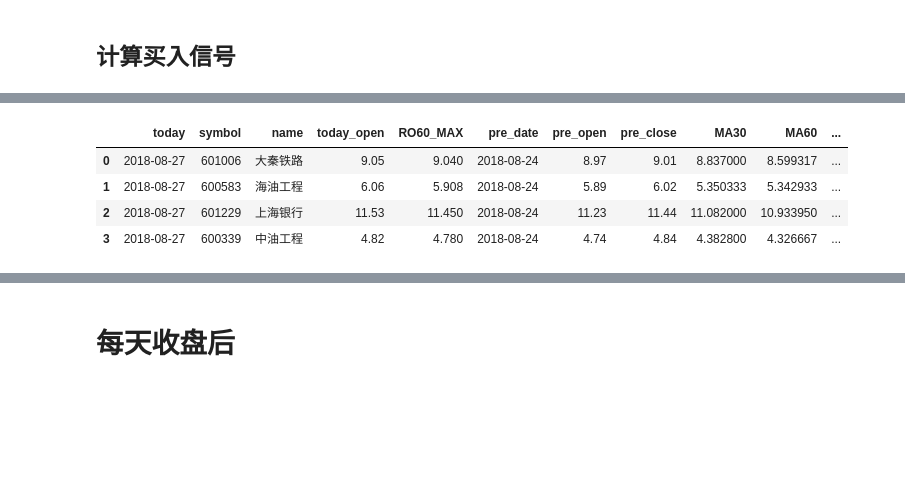
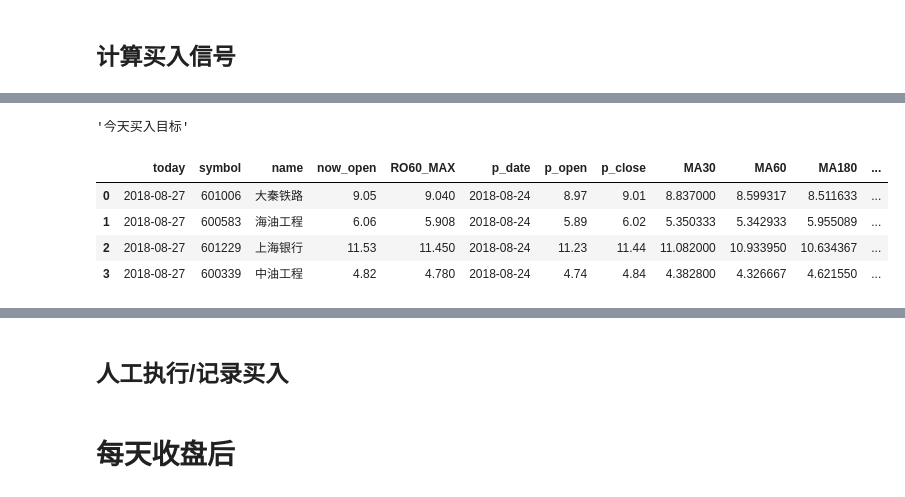
Before and after one commit to dxcv/ML4M, a Jupyter notebook: notebook/turtle_2system_common_hs300_signal.ipynb, the cells around one changed output, grey strips where cells are left out. Saved outputs shown, nothing was run; the diff lists cells and outputs as text; code cells hidden in the pictures; blank space fills up the shorter version.

```diff
--- a/notebook/turtle_2system_common_hs300_signal.ipynb
+++ b/notebook/turtle_2system_common_hs300_signal.ipynb
@@ -325,21 +325,22 @@ else:
     tmp_list = []
     for symbol in buy_list:
         try:
-            return_lastyear = stock_df_dict[symbol][:today].iloc[-1].open / stock_df_dict[symbol][:today].iloc[-250].open
+            return_lastyear = stock_df_dict[symbol][:today].iloc[-1].open / stock_df_dict[symbol][:today].iloc[-250].open - 1
         except:
-            return_lastyear = stock_df_dict[symbol][:today].iloc[-1].open / stock_df_dict[symbol][:today].iloc[1].open
+            return_lastyear = stock_df_dict[symbol][:today].iloc[-1].open / stock_df_dict[symbol][:today].iloc[1].open - 1
         tmp_list.append((return_lastyear, symbol))
     tmp_list = sorted(tmp_list, reverse=True)
-#     buy_list = [x[1] for x in tmp_list if x[0]>1]
+#     buy_list = [x[1] for x in tmp_list if x[0]>0]
     buy_list = [x[1] for x in tmp_list]
+    buy_list = tmp_list
 
 
 buy_list_df = None
 buy_list_df = pd.DataFrame(columns=[
-    'today', 'symbol', 'name', 'today_open', 'RO60_MAX', 'pre_date', 'pre_open', 'pre_close',
-    'MA30', 'MA60', 'MA180', 'now_volume', 'per', 'pb'
+    'today', 'symbol', 'name', 'now_open', 'RO60_MAX', 'p_date', 'p_open', 'p_close',
+    'MA30', 'MA60', 'MA180', 'now_vol', 'ret_lastyear', 'per', 'pb'
 ])
-for symbol in buy_list:
+for return_lastyear, symbol in buy_list:
     today_market = target_today_market.loc[symbol]
     lastday_market = stock_df_dict[symbol].loc[:today].iloc[-1]
     buy_list_df = buy_list_df.append(
@@ -347,23 +348,38 @@ for symbol in buy_list:
             'today': today,
             'symbol': symbol,
             'name': today_market['name'],
-            'today_open': today_market.open,
+            'now_open': today_market.open,
             'RO60_MAX': lastday_market.ROLLING_60_MAX,
-            'pre_date': lastday_market.name,
-            'pre_open': lastday_market.open,
-            'pre_close': lastday_market.close,
+            'p_date': lastday_market.name,
+            'p_open': lastday_market.open,
+            'p_close': lastday_market.close,
             'MA30': lastday_market.MA30,
             'MA60': lastday_market.MA60,
             'MA180': lastday_market.MA180,
-            'now_volume': today_market.volume,
+            'now_vol': int(today_market.volume / 10000),
+            'ret_lastyear': return_lastyear,
             'per': today_market.per,
             'pb': today_market.pb,
         },
         ignore_index = True
     )
-#     print(today_market)
-#     print(lastday_market)
+
+
+'''今天买入目标'''
 buy_list_df
+
+for i in range(len(buy_list_df)):
+    symbol = buy_list_df.iloc[i].symbol
+    name = buy_list_df.iloc[i]['name']
+    df = stock_df_dict[symbol].copy()
+    df.reset_index(drop=False, inplace=True)
+    df['date'] = df['date'].apply(lambda x: x.to_timestamp().to_datetime64())
+    df.set_index('date', inplace=True)
+    display_charts(
+        df, chart_type='stock', title='%s %s' % (symbol, name),
+        y=['open', 'ROLLING_60_MAX', 'ROLLING_60_MIN', 'MA60', 'MA180'],
+        figsize=(900, 600)
+    )
 # %% [output]
 BENCHMARK 399300
 LASTDAY 2018-08-24
@@ -373,6 +389,7 @@ MA180 3837.8355
 MARKET IS DOWN, STOP BUYING!
+'今天买入目标'
-|  | today | symbol | name | today_open | RO60_MAX | pre_date | pre_open | pre_close | MA30 | MA60 | ... |
-| 0 | 2018-08-27 | 601006 | 大秦铁路 | 9.05 | 9.040 | 2018-08-24 | 8.97 | 9.01 | 8.837000 | 8.599317 | ... |
-| 1 | 2018-08-27 | 600583 | 海油工程 | 6.06 | 5.908 | 2018-08-24 | 5.89 | 6.02 | 5.350333 | 5.342933 | ... |
-| 2 | 2018-08-27 | 601229 | 上海银行 | 11.53 | 11.450 | 2018-08-24 | 11.23 | 11.44 | 11.082000 | 10.933950 | ... |
-| 3 | 2018-08-27 | 600339 | 中油工程 | 4.82 | 4.780 | 2018-08-24 | 4.74 | 4.84 | 4.382800 | 4.326667 | ... |
+|  | today | symbol | name | now_open | RO60_MAX | p_date | p_open | p_close | MA30 | MA60 | MA180 | ... |
+| 0 | 2018-08-27 | 601006 | 大秦铁路 | 9.05 | 9.040 | 2018-08-24 | 8.97 | 9.01 | 8.837000 | 8.599317 | 8.511633 | ... |
+| 1 | 2018-08-27 | 600583 | 海油工程 | 6.06 | 5.908 | 2018-08-24 | 5.89 | 6.02 | 5.350333 | 5.342933 | 5.955089 | ... |
+| 2 | 2018-08-27 | 601229 | 上海银行 | 11.53 | 11.450 | 2018-08-24 | 11.23 | 11.44 | 11.082000 | 10.933950 | 10.634367 | ... |
+| 3 | 2018-08-27 | 600339 | 中油工程 | 4.82 | 4.780 | 2018-08-24 | 4.74 | 4.84 | 4.382800 | 4.326667 | 4.621550 | ... |
@@ -379,3 +400,5 @@ MARKET IS DOWN, STOP BUYING!
+# %% [markdown]
+## 人工执行/记录买入
 # %% [markdown]
 # 每天收盘后
 # %% [markdown]
```
Also changed, not shown: parts of 5 cells of this notebook, 1 other file.
